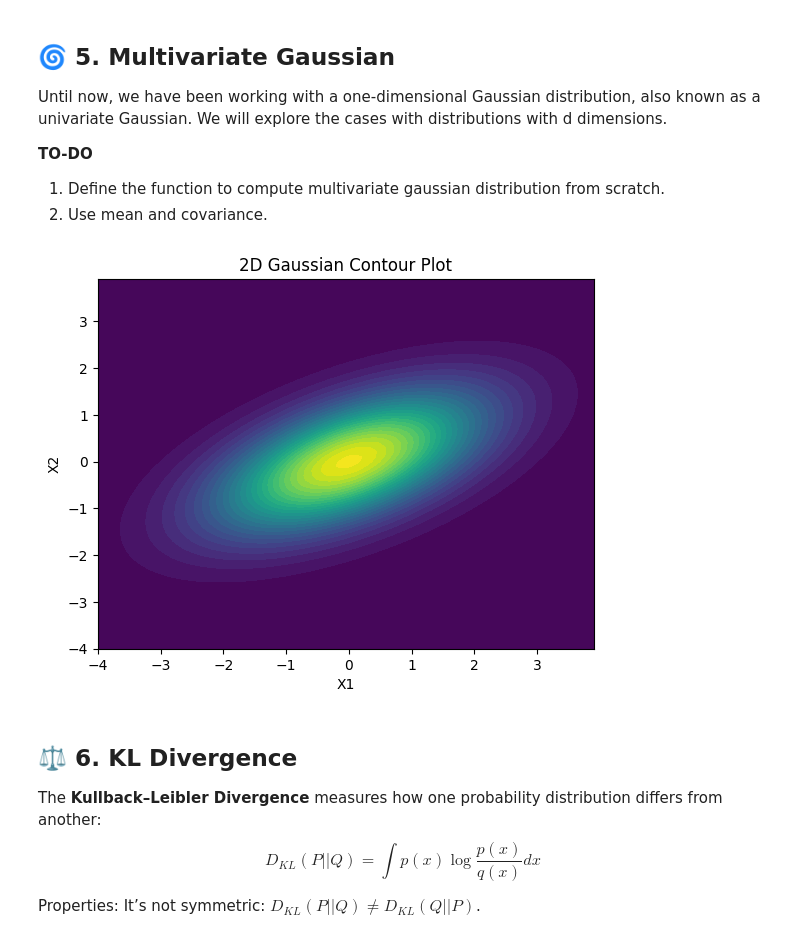
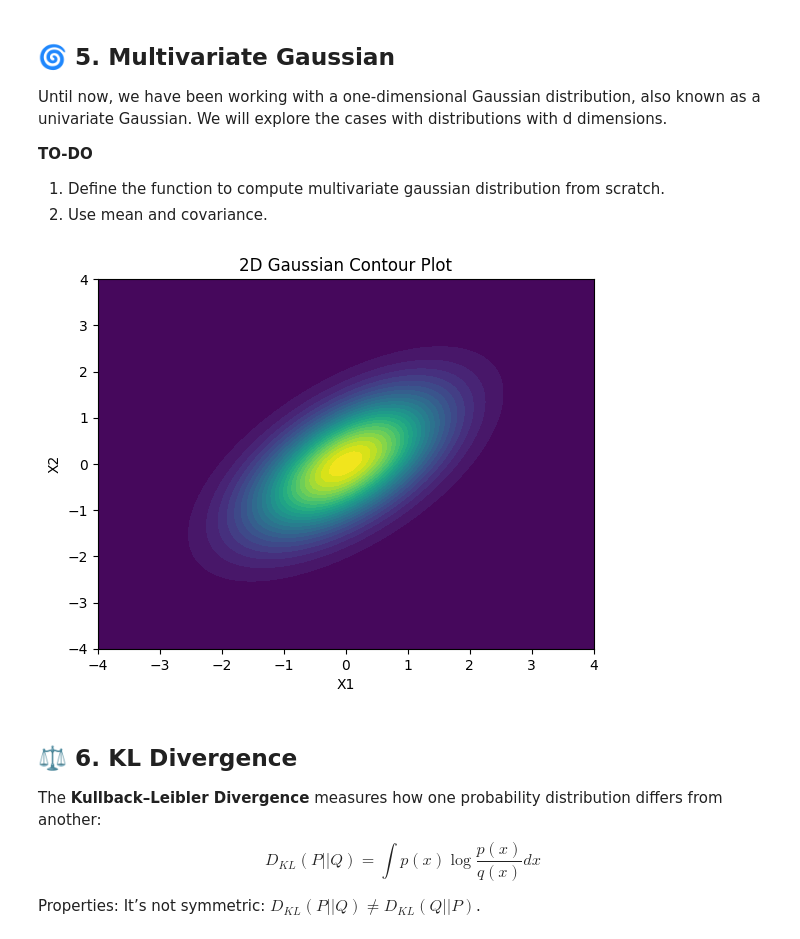
Before and after one commit to manar-amar/DQL, a Jupyter notebook: gaussian_kl_tutorial.ipynb, the cells around one changed output. Saved outputs shown, nothing was run; the diff lists cells and outputs as text; code cells hidden in the pictures.

```diff
--- a/gaussian_kl_tutorial.ipynb
+++ b/gaussian_kl_tutorial.ipynb
@@ -79,16 +134,56 @@ Until now, we have been working with a one-dimensional Gaussian distribution, al
 **TO-DO**
 1. Define the function to compute multivariate gaussian distribution from scratch.
 2. Use mean and covariance.
-# %%
-# TO-DO
-
-
-plt.title("2D Gaussian Contour Plot")
-plt.xlabel("X1")
-plt.ylabel("X2")
-plt.show()
-# %% [output]
-[figure, removed]
+# %%
+import numpy as np
+
+def multivariate_gaussian_pdf(x, mean, cov):
+
+    d = len(mean)
+
+    diff = x - mean
+
+    exponent = -0.5 * diff.T @ np.linalg.inv(cov) @ diff
+
+    denominator = np.sqrt(
+        ((2 * np.pi) ** d) * np.linalg.det(cov)
+    )
+
+    return np.exp(exponent) / denominator
+
+
+# Define mean and covariance
+mean = np.array([0, 0])
+
+cov = np.array([
+    [1, 0.6],
+    [0.6, 1]
+])
+
+# Create grid
+x1 = np.linspace(-4, 4, 100)
+x2 = np.linspace(-4, 4, 100)
+
+X1, X2 = np.meshgrid(x1, x2)
+
+Z = np.zeros_like(X1)
+
+for i in range(len(x1)):
+    for j in range(len(x2)):
+        point = np.array([X1[i, j], X2[i, j]])
+        Z[i, j] = multivariate_gaussian_pdf(
+            point, mean, cov
+        )
+
+plt.contourf(X1, X2, Z, levels=30, cmap='viridis')
+
+
+plt.title("2D Gaussian Contour Plot")
+plt.xlabel("X1")
+plt.ylabel("X2")
+plt.show()
+# %% [output]
+[figure, added]
 # %% [markdown]
 ## ⚖️ 6. KL Divergence
 The **Kullback–Leibler Divergence** measures how one probability distribution differs from another:
```
Also changed, not shown: parts of 10 cells of this notebook.
